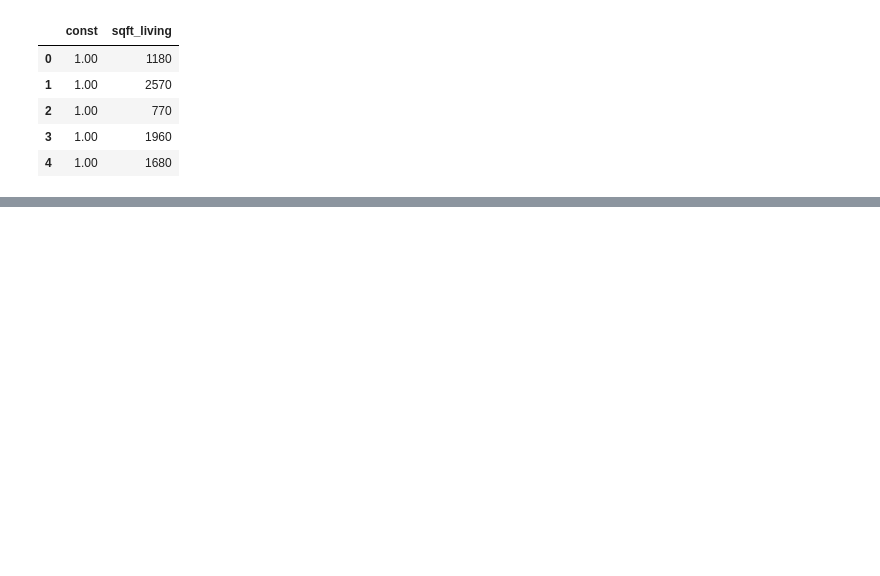
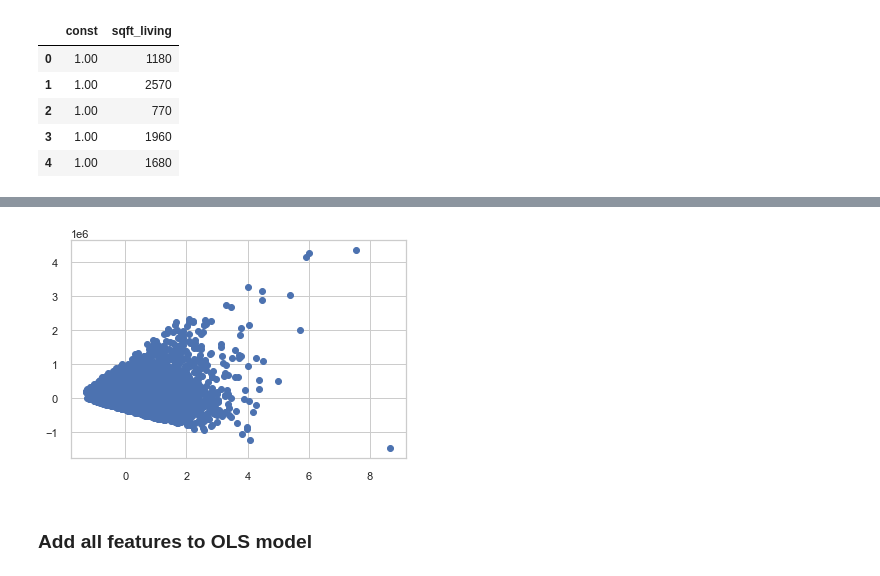
Before and after one commit to MHolthouser1024/Phase-2-housing-project, a Jupyter notebook: Final_Notebook.ipynb, the cells around one changed output, grey strips where cells are left out. Drawn from its saved outputs; the diff is of its cells as text; code cells hidden in the pictures; blank space fills up the shorter version.

```diff
--- a/Final_Notebook.ipynb
+++ b/Final_Notebook.ipynb
@@ -442,0 +526,7 @@ plt. scatter(x=model.fittedvalues, y=model.resid);
+# %%
+## Check for Homoskedasticity
+plt. scatter(x=model2.fittedvalues, y=model.resid);
+# %% [output]
+[figure, added]
+# %% [markdown]
+### Add all features to OLS model
```
Also changed, not shown: parts of 16 cells of this notebook.
